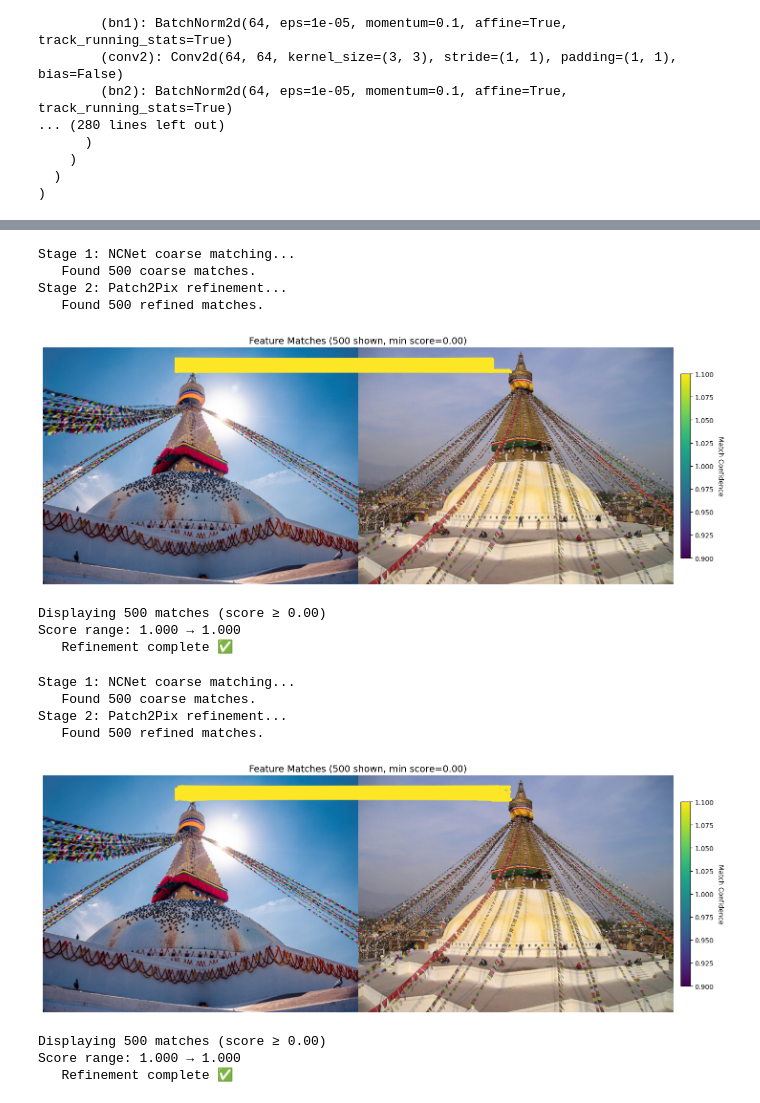
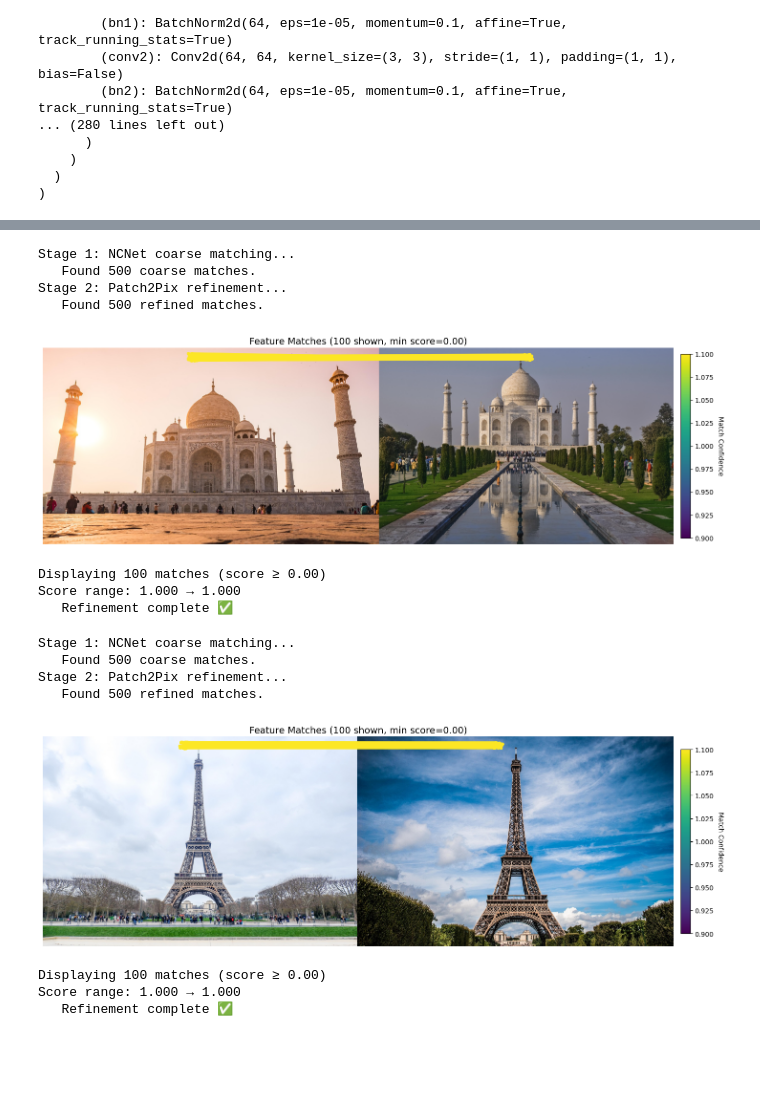
Before and after one commit to yhnx/Patch2Pix_from_scratch, a Jupyter notebook: New/from_scratch.ipynb, the cells around one changed output, grey strips where cells are left out. Saved outputs shown, nothing was run; the diff lists cells and outputs as text; code cells hidden in the pictures; blank space fills up the shorter version.

Commit message:
patch2pix hondai eth kathai

```diff
--- a/New/from_scratch.ipynb
+++ b/New/from_scratch.ipynb
@@ -283,10 +289,3 @@ class FeatureExtraction(torch.nn.Module): #Changed name to match my flow
         if self.normalization and not self.feature_extraction_cnn=='resnet101fpn':
             features = featureL2Norm(features)
         return features
-# %%
-def match_feature_map_size(fmap1, fmap2):
-    H = min(fmap1.shape[2], fmap2.shape[2])
-    W = min(fmap1.shape[3], fmap2.shape[3])
-    fmap1 = F.interpolate(fmap1, size=(H,W), mode='bilinear', align_corners=False)
-    fmap2 = F.interpolate(fmap2, size=(H,W), mode='bilinear', align_corners=False)
-    return fmap1, fmap2
@@ -477,11 +484,3 @@ def coarse_match(img1, img2, topk=500):
         coords1 = torch.stack([x1, y1], dim=-1).float()
         coords2 = torch.stack([x2, y2], dim=-1).float()
     return coords1, coords2
-# %%
-# -------------------------------------------------------------
-# Stage 2: Patch2Pix refinement by feeding in the coarse results
-# -------------------------------------------------------------
-def refine_matches(coords1, coords2, img1, img2):
-    coarse = torch.stack([coords1, coords2], dim=0).unsqueeze(0).to(device)
-    refined = patch2pix(img1, img2, coarse)
-    return refined[0][0], refined[0][1]
@@ -488,11 +514,7 @@ def refine_matches(coords1, coords2, img1, img2):
 # %%
-import cv2
-import torch
-import numpy as np
-import matplotlib.pyplot as plt
-from PIL import Image
 
-def visualize_matches( img1, img2, pts1, pts2, scores=None, n_show=500, min_score=0.0, offset_x=270, offset_y=20):
+
+def visualize_matches( img1, img2, pts1, pts2, scores=None, n_show=500, min_score=0.0, offset_x=550, offset_y=20):
     """Universal match visualizer that accepts tensors, arrays, PIL images, or paths."""
 
     def to_numpy_image(x):
@@ -611,19 +633,21 @@ def visualize_matches( img1, img2, pts1, pts2, scores=None, n_show=500, min_scor
 # Inferencing happens here
 # --------------------------
 
+# ---------- 3) Ensure run_inference uses the new shapes ----------
 def run_inference(img1_path, img2_path):
-    img1 = load_image(img1_path).to(device)
+    img1 = load_image(img1_path).to(device)   # should return [1,C,H,W]
     img2 = load_image(img2_path).to(device)
     if img1 is None or img2 is None:
         return
 
     print("Stage 1: NCNet coarse matching...")
-    coords1, coords2 = coarse_match(img1, img2)
+    coords1, coords2 = coarse_match(img1, img2)  # coords1/2 are [N,2] torch tensors
     print(f"   Found {len(coords1)} coarse matches.")
 
     print("Stage 2: Patch2Pix refinement...")
     refined1, refined2 = refine_matches(coords1, coords2, img1, img2)
     print(f"   Found {len(refined1)} refined matches.")
 
-    visualize_matches(img1, img2, refined1, refined2)
+    # visualize: visualize_matches accepts arrays or tensors
+    visualize_matches(img1_path, img2_path, refined1.cpu(), refined2.cpu(), n_show=100, min_score=0.0)
     print("   Refinement complete ✅")
@@ -630,18 +747,18 @@ def run_inference(img1_path, img2_path):
 # %%
-img1_url = "https://cdn.pixabay.com/photo/2010/11/29/nepal-403_1280.jpg"
-img2_url = "https://cdn.pixabay.com/photo/2020/11/30/06/45/temple-5790023_1280.jpg"
+url2 = "https://cdn.pixabay.com/photo/2019/03/12/20/19/india-4051753_1280.jpg"
+url1 = "https://cdn.pixabay.com/photo/2019/11/07/11/27/taj-mahal-4608641_1280.jpg"
 
-img1 = download_image(img1_url, "img1.jpg")
-img2 = download_image(img2_url, "img2.jpg")
+img1 = download_image(url1, "img1.jpg")
+img2 = download_image(url2, "img2.jpg")
 
 
 run_inference(img2, img1)
 # %% [output]
 Stage 1: NCNet coarse matching...
    Found 500 coarse matches.
 Stage 2: Patch2Pix refinement...
    Found 500 refined matches.
-[figure, old version]
+[figure, new version]
-Displaying 500 matches (score ≥ 0.00)
+Displaying 100 matches (score ≥ 0.00)
 Score range: 1.000 → 1.000
    Refinement complete ✅
@@ -829,9 +765,9 @@ class Patch2PixRefiner(nn.Module):
 # %%
-img1_url = "https://cdn.pixabay.com/photo/2010/11/29/nepal-403_1280.jpg"
-img2_url = "https://cdn.pixabay.com/photo/2020/11/30/06/45/temple-5790023_1280.jpg"
+url2 = "https://cdn.pixabay.com/photo/2019/04/05/09/33/the-eiffel-tower-4104637_1280.jpg"
+url1 = "https://cdn.pixabay.com/photo/2015/10/06/18/26/eiffel-tower-975004_1280.jpg"
 
-img1 = download_image(img1_url, "img1.jpg")
-img2 = download_image(img2_url, "img2.jpg")
+img1 = download_image(url1, "img1.jpg")
+img2 = download_image(url2, "img2.jpg")
 
 
 run_inference(img2, img1)
@@ -840,7 +776,7 @@ Stage 1: NCNet coarse matching...
    Found 500 coarse matches.
 Stage 2: Patch2Pix refinement...
    Found 500 refined matches.
-[figure, old version]
+[figure, new version]
-Displaying 500 matches (score ≥ 0.00)
+Displaying 100 matches (score ≥ 0.00)
 Score range: 1.000 → 1.000
    Refinement complete ✅
```
Also changed, not shown: parts of 16 cells of this notebook.
